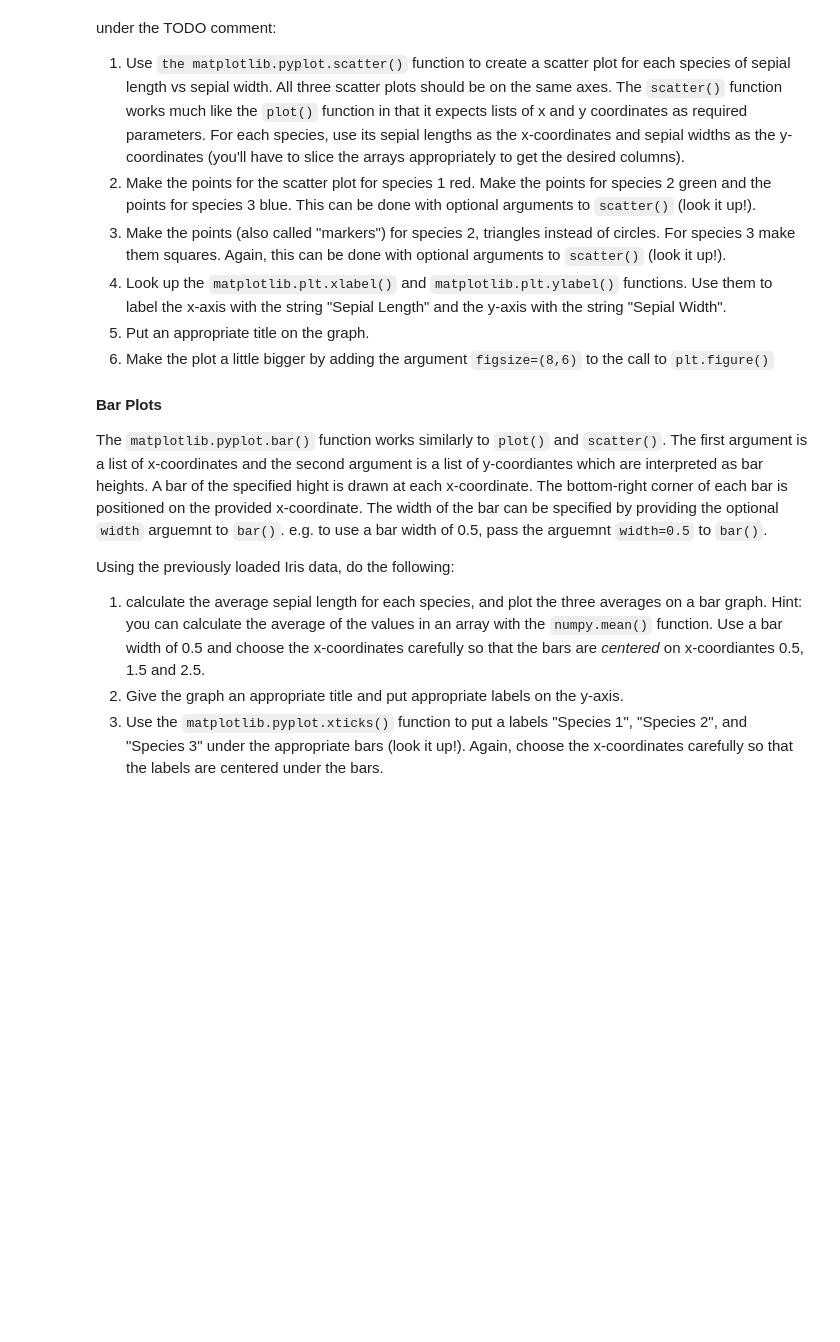
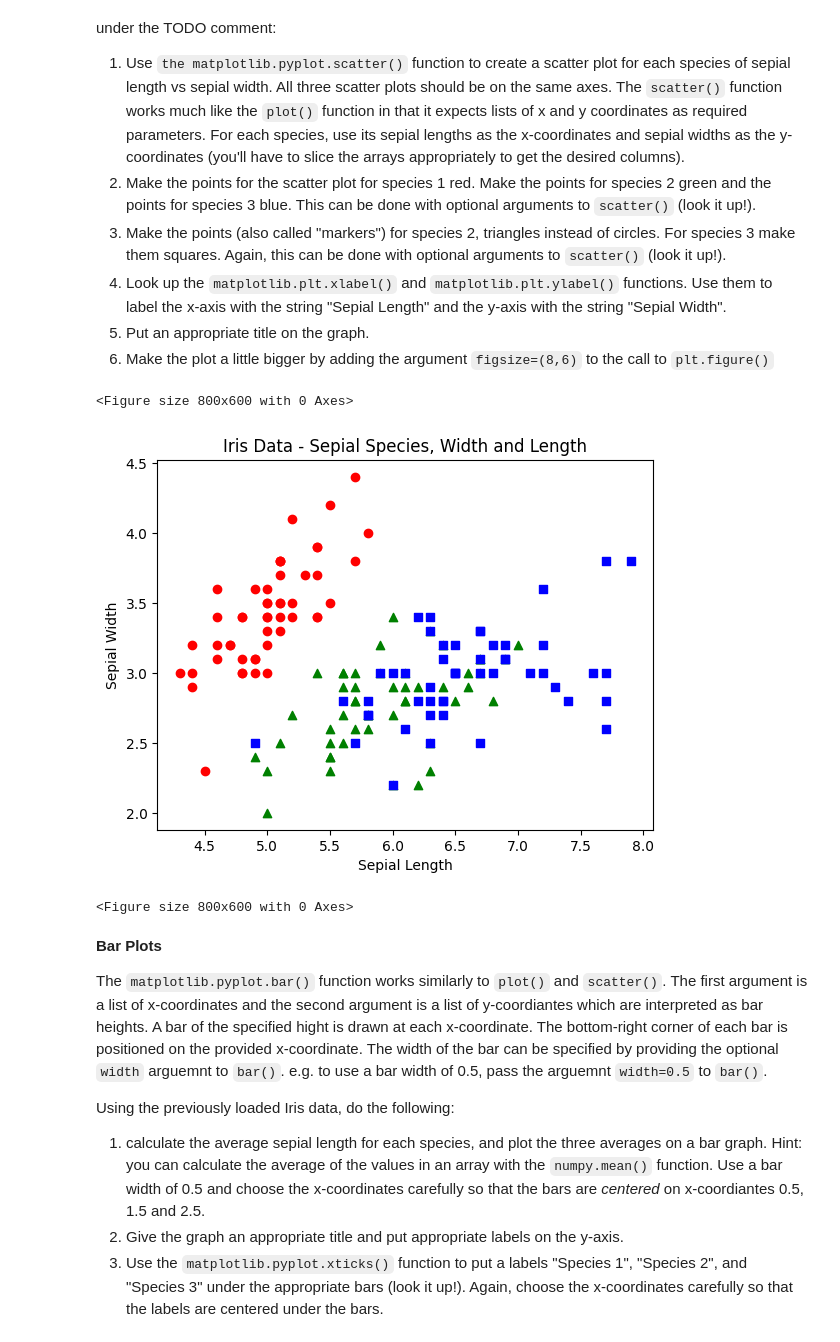
Before and after one commit to alvanhub/CMPT-487, a Jupyter notebook: asn0/asn0-q2.ipynb, the cells around one changed output. Cells and saved outputs as stored; diff of their text form; code cells hidden in the pictures; blank space fills up the shorter version.

```diff
--- a/asn0/asn0-q2.ipynb
+++ b/asn0/asn0-q2.ipynb
@@ -67,13 +82,27 @@ We've loaded the dataset for you and separated it into useful variables in the c
 # %%
 # Load the Iris dataset
 from sklearn import datasets
 
 iris = datasets.load_iris()
 species1samples = iris.data[iris.target==0, :]
 species2samples = iris.data[iris.target==1, :]
 species3samples = iris.data[iris.target==2, :]
 
+# print(species1samples)
+
 # TODO: Make a coloured scatter plot of sepial length vs sepial width using plt.scatter()
+
+plt.xlabel("Sepial Length")
+plt.ylabel("Sepial Width")
+plt.title("Iris Data - Sepial Species, Width and Length")
+plt.scatter(species1samples[:, 0], species1samples[:, 1],color='red')
+plt.scatter(species2samples[:, 0], species2samples[:, 1],color='green',marker='^')
+plt.scatter(species3samples[:, 0], species3samples[:, 1],color='blue',marker='s')
+plt.figure(figsize=(8,6))
+# %% [output]
+<Figure size 800x600 with 0 Axes>
+[figure, added]
+<Figure size 800x600 with 0 Axes>
 # %% [markdown]
 **Bar Plots**
 
```
Also changed, not shown: parts of 5 cells of this notebook, 2 other files.
